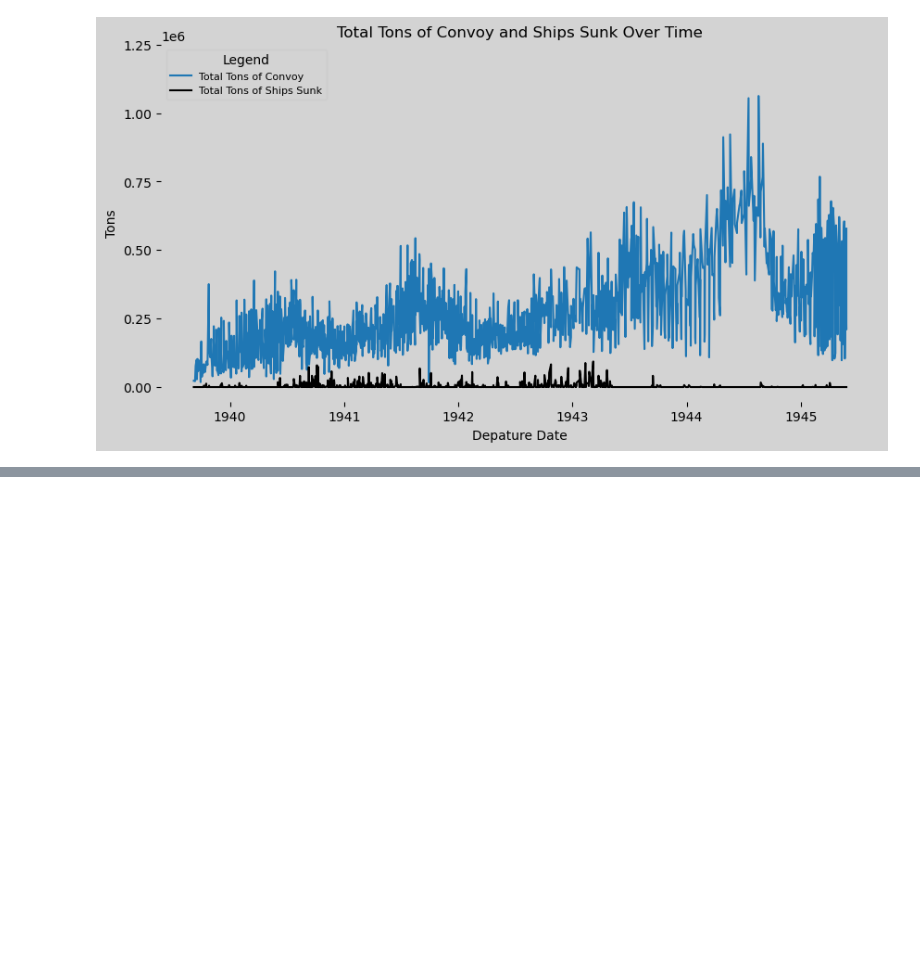
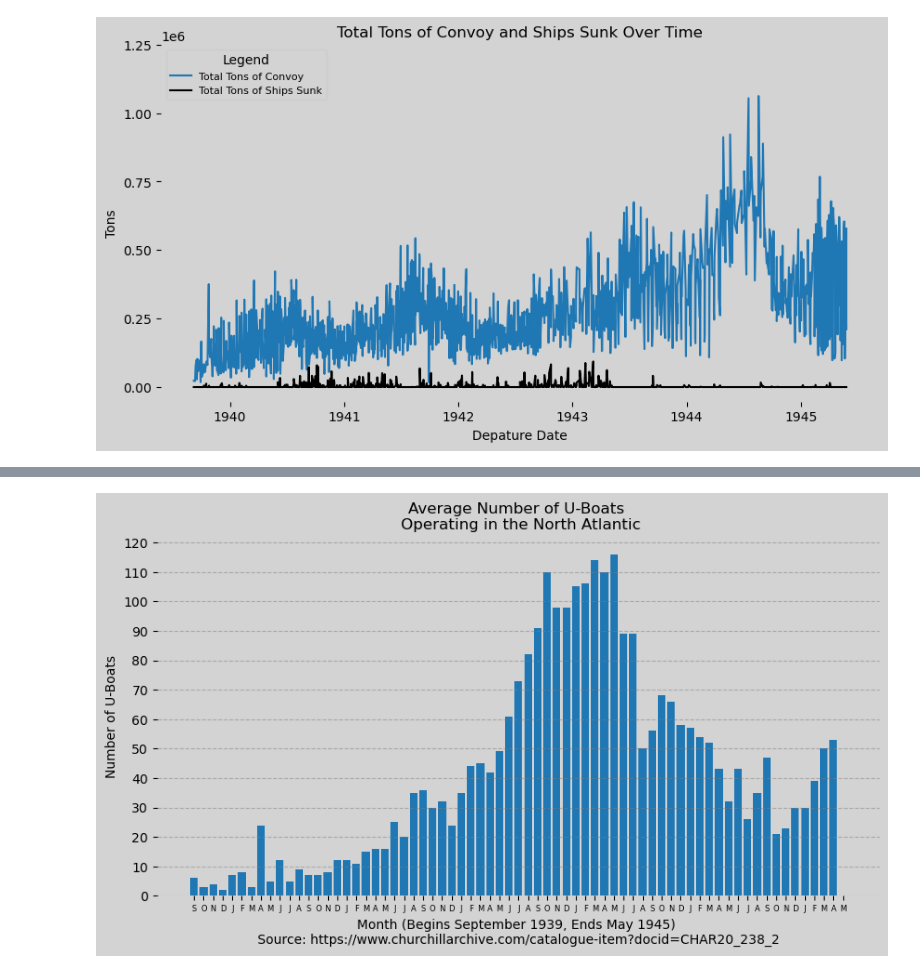
Before and after one commit to MAP9900/Modeling-The-Convoy-System, a Jupyter notebook: Code/Data Visualization/Convoy_Data_Vis.ipynb, the cells around one changed output, grey strips where cells are left out. Drawn from its saved outputs; the diff is of its cells as text; code cells hidden in the pictures; blank space fills up the shorter version.

```diff
--- a/Code/Data Visualization/Convoy_Data_Vis.ipynb
+++ b/Code/Data Visualization/Convoy_Data_Vis.ipynb
@@ -135,0 +139,16 @@ ax.bar(df_ships_sunk_by_month['Month'], df_ships_sunk_by_month['Total Ships Sunk
+# %%
+fig, ax = plt.subplots(figsize=(10, 5), facecolor='lightgrey')
+ax.bar(df_avg_num_uboats['Year-Month'], df_avg_num_uboats['Avg U-Boats at Sea'])
+ax.set_title('Average Number of U-Boats \n Operating in the North Atlantic')
+ax.set_ylabel('Number of U-Boats')
+ax.set_xlabel('Month (Begins September 1939, Ends May 1945) \n Source: https://www.churchillarchive.com/catalogue-item?docid=CHAR20_238_2 ')
+ax.xaxis.set_major_locator(ticker.FixedLocator(ax.get_xticks()))
+ax.set_xticklabels(df_ships_sunk_by_month['Month First Letter'], fontsize=6)
+ax.set_facecolor('lightgrey')
+plt.yticks(np.arange(0, 130, 10))
+ax.grid(axis='y', linestyle='--', color='gray', alpha=0.5)
+for spine in plt.gca().spines.values():
+    spine.set_visible(False)
+plt.show()
+# %% [output]
+[figure, added]
```
Also changed, not shown: parts of 11 cells of this notebook.
